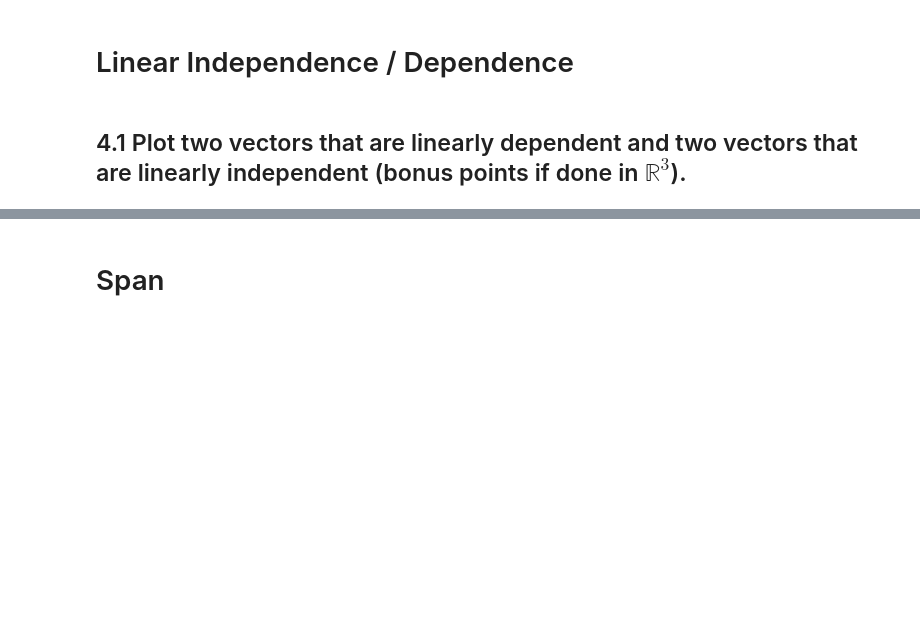
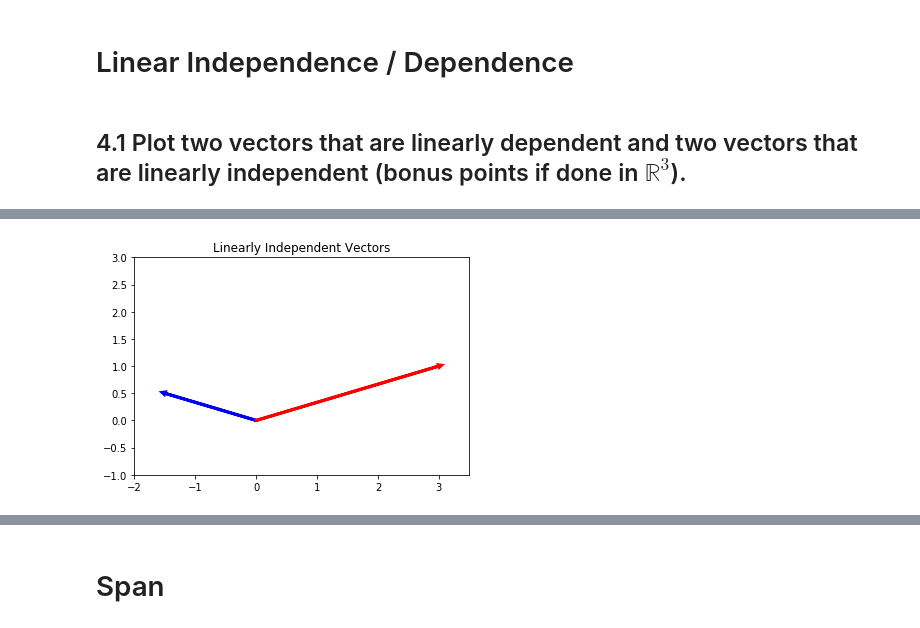
Before and after one commit to lmstephens/DS-Unit-1-Sprint-3-Linear-Algebra, a Jupyter notebook: module2-intermediate-linear-algebra/LS_DS_132_Intermediate_Linear_Algebra_Assignment.ipynb, the cells around one changed output, grey strips where cells are left out. Saved outputs shown, nothing was run; the diff lists cells and outputs as text; code cells hidden in the pictures; blank space fills up the shorter version.

```diff
--- a/module2-intermediate-linear-algebra/LS_DS_132_Intermediate_Linear_Algebra_Assignment.ipynb
+++ b/module2-intermediate-linear-algebra/LS_DS_132_Intermediate_Linear_Algebra_Assignment.ipynb
@@ -285,0 +342,18 @@ f_hat_norm
+# %%
+#linearly independent - vectors that don't lie on the same line as each other which means there should be a combination that could represent any vector in the space
+# Axis Bounds
+plt.xlim(-2,3.5)
+plt.ylim(-1,3)
+
+# Original Vector
+a = [-1.5,.5]
+b = [3, 1]
+
+# Plot Vectors
+plt.arrow(0,0, a[0], a[1], linewidth=3, head_width=.05, head_length=0.05, color ='blue')
+plt.arrow(0,0, b[0], b[1], linewidth=3, head_width=.05, head_length=0.05, color ='red')
+
+plt.title("Linearly Independent Vectors")
+plt.show()
+# %% [output]
+[figure, added]
```
Also changed, not shown: parts of 3 cells of this notebook.
